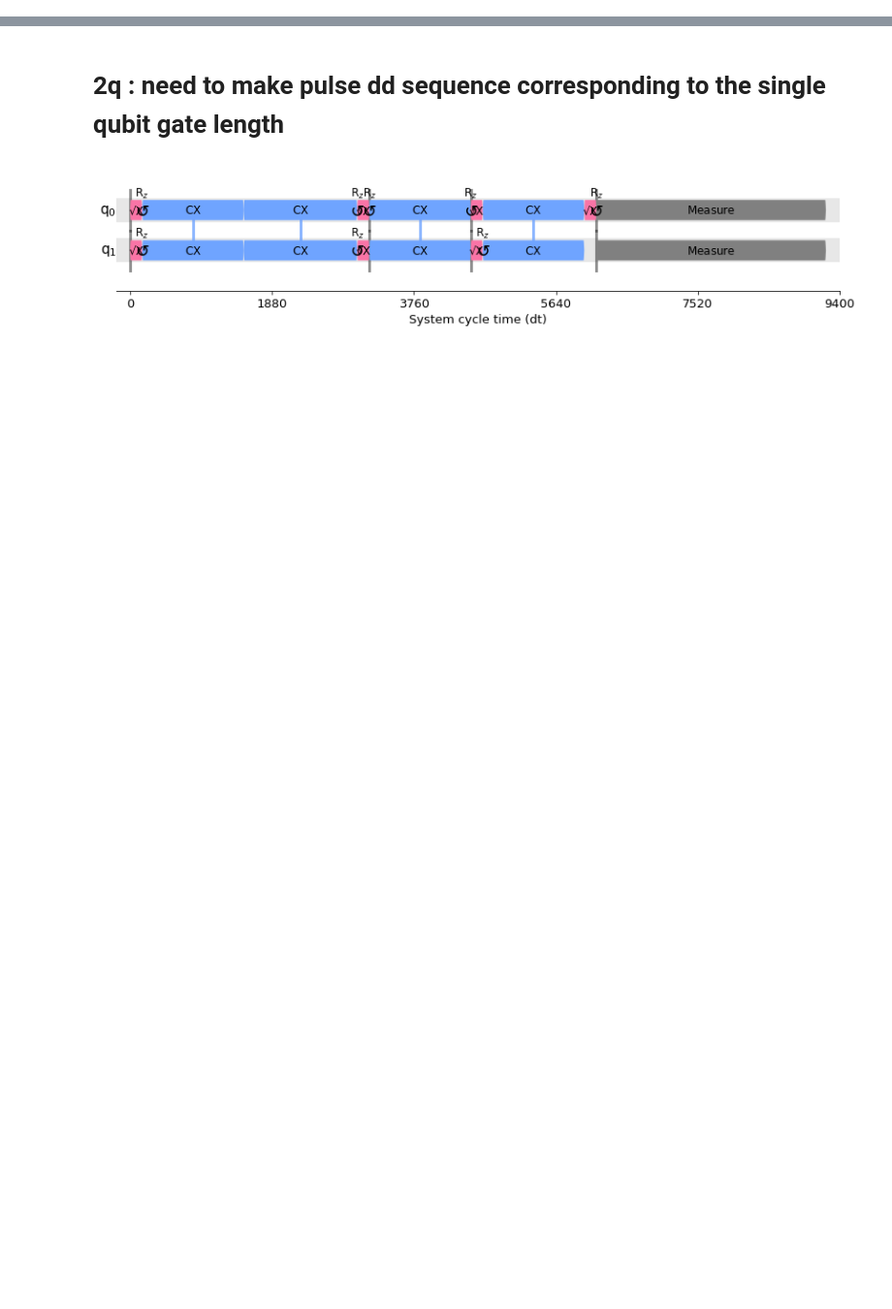
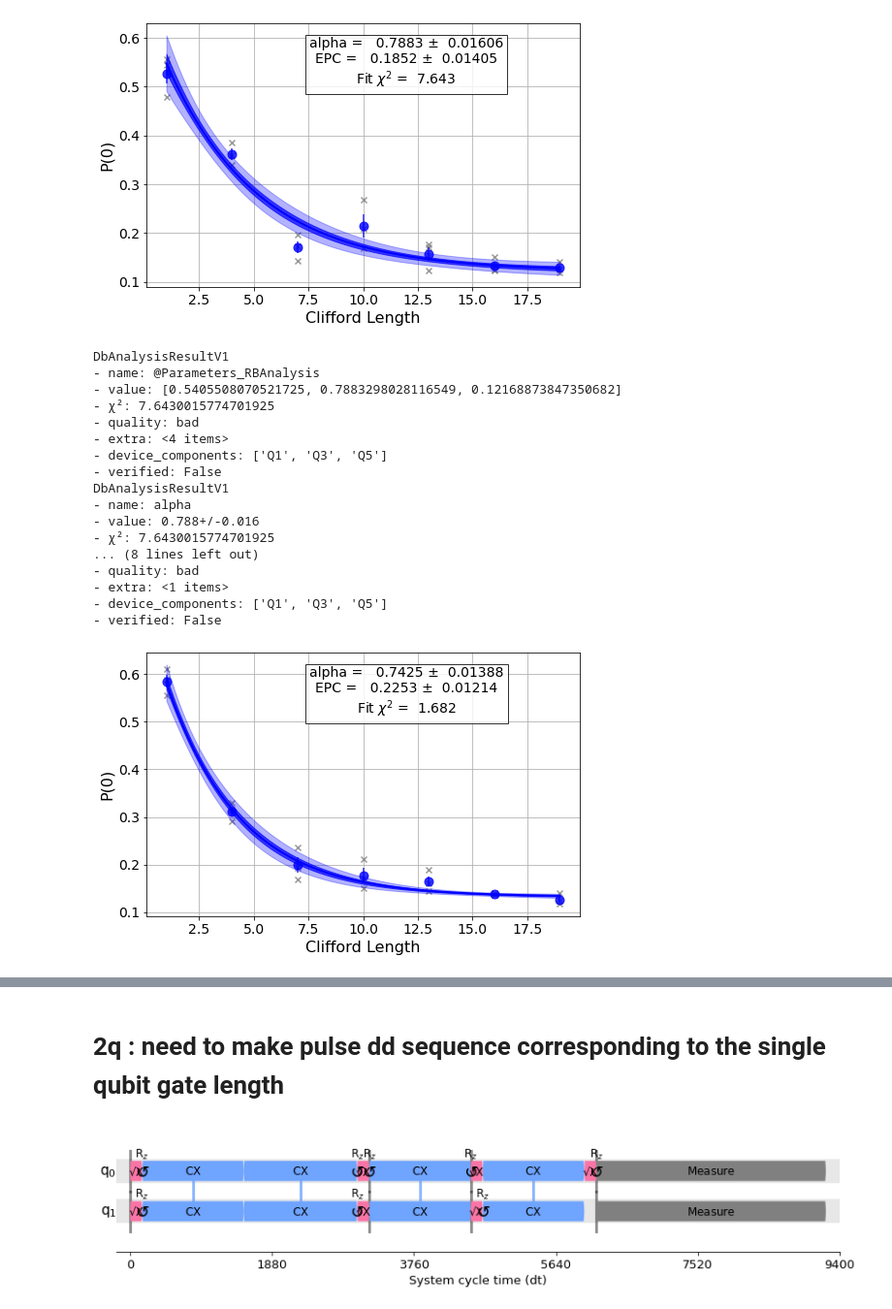
Before and after one commit to bicycle315/2022Summer-Hackathon_RB-with-Dynamical-Decoupling, a Jupyter notebook: JWKim/Hackathon_DD.ipynb, the cells around one changed output, grey strips where cells are left out. Shown at 97% size. Saved outputs shown, nothing was run; the diff lists cells and outputs as text; code cells hidden in the pictures; blank space fills up the shorter version.

```diff
--- a/JWKim/Hackathon_DD.ipynb
+++ b/JWKim/Hackathon_DD.ipynb
@@ -59,0 +122,21 @@ ibmq_lima is on version 1.0.36. It has 5 qubits. It does not support OpenPulse p
+# %%
+lengths = np.arange(1, 20, 3)
+num_samples = 3
+seed = 1010
+qubits = [1,3,5]
+print(backend)
+print(datetime.today())
+
+exp1 = StandardRB_dd(qubits, lengths, backend, num_samples=num_samples, seed=seed, dd_sequence=[XGate(), XGate()])
+expdata1 = exp1.run(backend).block_for_results()
+results1 = expdata1.analysis_results()
+display(expdata1.figure(0))
+for result in results1:
+    print(result)
+exp2 = StandardRB(qubits, lengths, backend, num_samples=num_samples, seed=seed)
+expdata2 = exp2.run(backend).block_for_results()
+results2 = expdata2.analysis_results()
+display(expdata2.figure(0))
+for result in results2:
+    print(result)
+# %% [output]
@@ -59,0 +145,19 @@ ibmq_lima is on version 1.0.36. It has 5 qubits. It does not support OpenPulse p
+[figure, added]
+DbAnalysisResultV1
+- name: @Parameters_RBAnalysis
+- value: [0.5405508070521725, 0.7883298028116549, 0.12168873847350682]
+- χ²: 7.6430015774701925
+- quality: bad
+- extra: <4 items>
+- device_components: ['Q1', 'Q3', 'Q5']
+- verified: False
+DbAnalysisResultV1
+- name: alpha
+- value: 0.788+/-0.016
+- χ²: 7.6430015774701925
+... (8 lines left out)
+- quality: bad
+- extra: <1 items>
+- device_components: ['Q1', 'Q3', 'Q5']
+- verified: False
+[figure, added]
```
Also changed, not shown: parts of 26 cells of this notebook.
